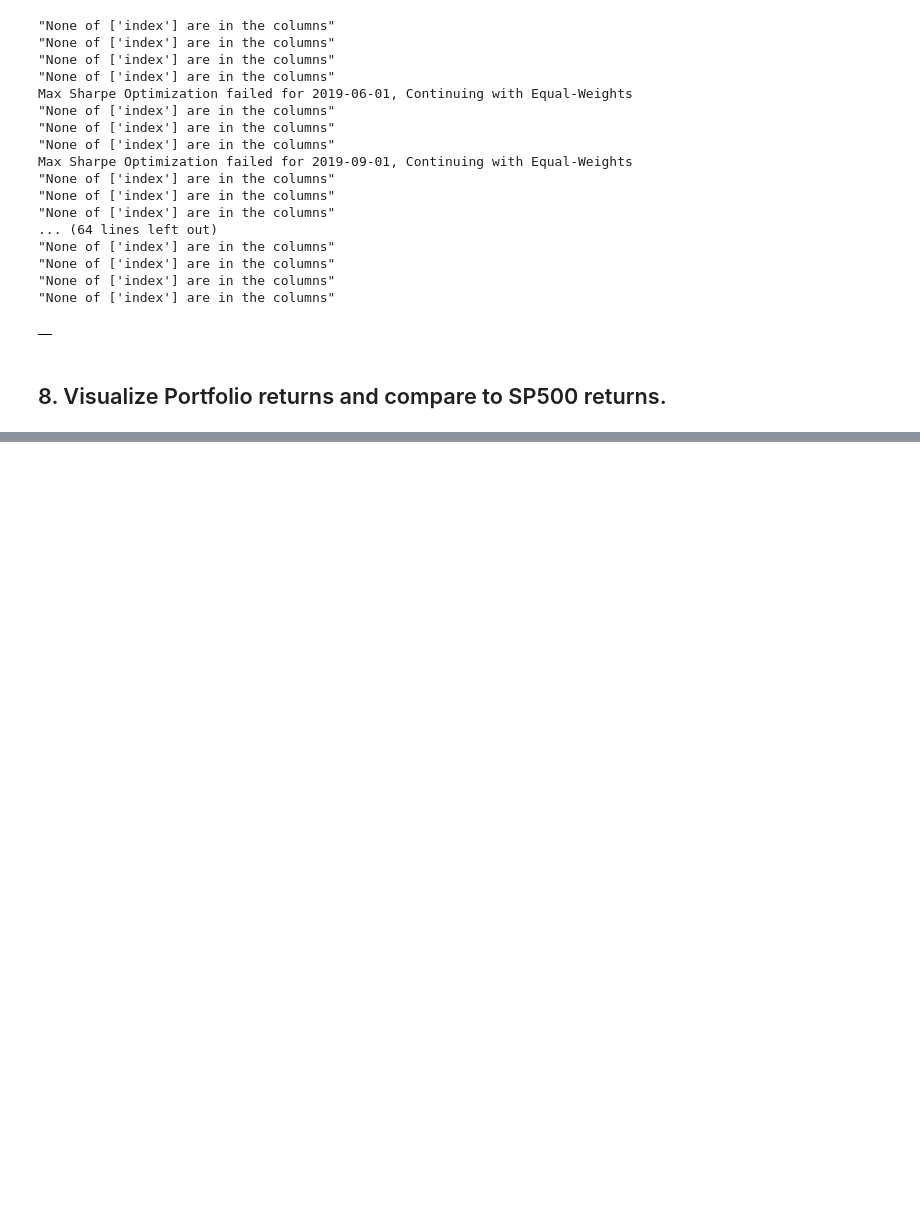
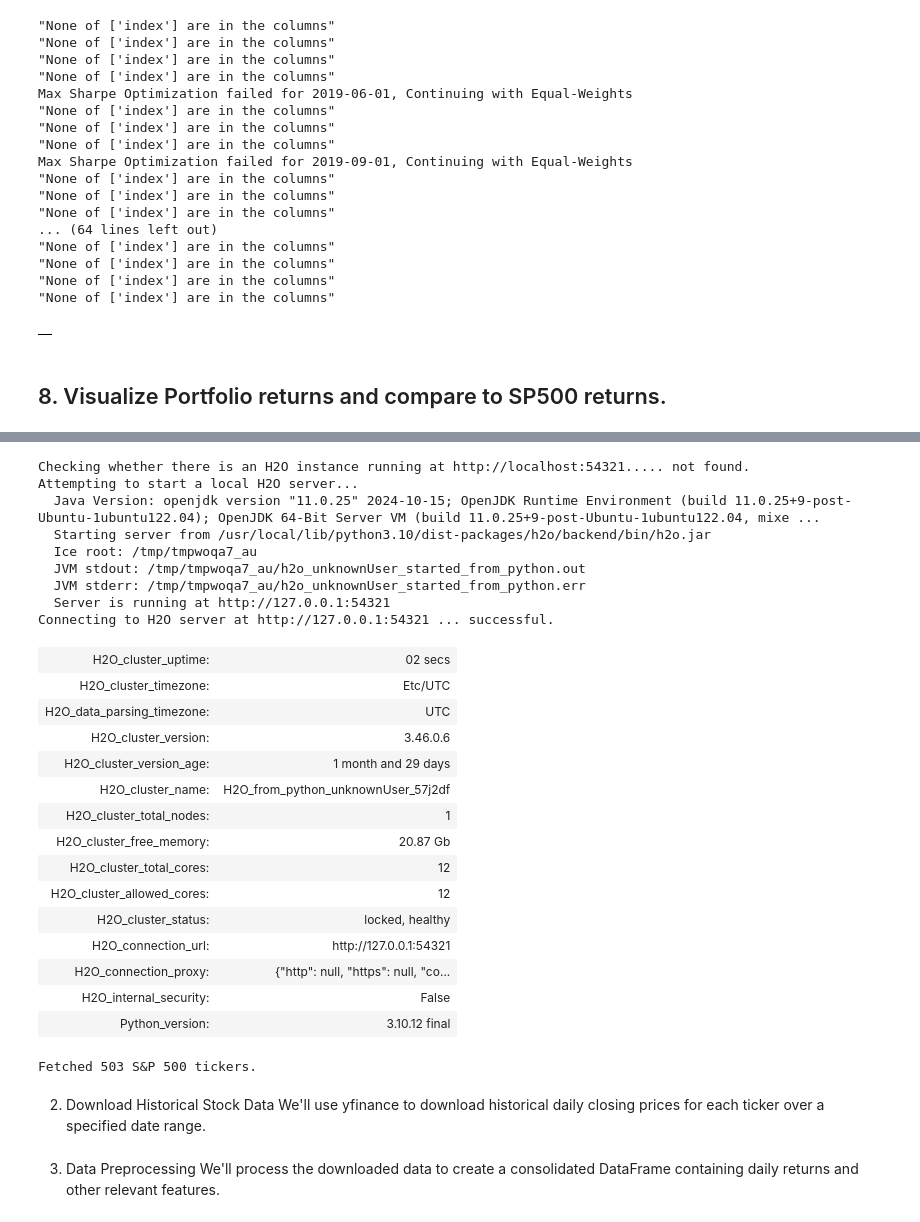
Before and after one commit to kobayashi1987/capstone, a Jupyter notebook: python/Algorithmic_Trading_Machine_Learning.ipynb, the cells around one changed output, grey strips where cells are left out. Saved outputs shown, nothing was run; the diff lists cells and outputs as text; code cells hidden in the pictures; blank space fills up the shorter version.

```diff
--- a/python/Algorithmic_Trading_Machine_Learning.ipynb
+++ b/python/Algorithmic_Trading_Machine_Learning.ipynb
@@ -638,0 +1250,54 @@ Max Sharpe Optimization failed for 2019-09-01, Continuing with Equal-Weights
+# %%
+
+import h2o
+from h2o.automl import H2OAutoML
+import matplotlib.pyplot as plt
+import seaborn as sns
+from datetime import datetime, timedelta
+
+# Suppress warnings for cleaner output
+import warnings
+warnings.filterwarnings('ignore')
+
+# Initialize H2O
+h2o.init()
+
+# Function to fetch S&P 500 tickers from Wikipedia
+def get_sp500_tickers():
+    url = 'https://en.wikipedia.org/wiki/List_of_S%26P_500_companies'
+    tables = pd.read_html(url)
+    sp500_table = tables[0]
+    tickers = sp500_table['Symbol'].str.replace('.', '-', regex=False).tolist()
+    return tickers
+
+sp500_tickers = get_sp500_tickers()
+print(f"Fetched {len(sp500_tickers)} S&P 500 tickers.")
+# %% [output]
+Checking whether there is an H2O instance running at http://localhost:54321..... not found.
+Attempting to start a local H2O server...
+  Java Version: openjdk version "11.0.25" 2024-10-15; OpenJDK Runtime Environment (build 11.0.25+9-post-Ubuntu-1ubuntu122.04); OpenJDK 64-Bit Server VM (build 11.0.25+9-post-Ubuntu-1ubuntu122.04, mixe ...
+  Starting server from /usr/local/lib/python3.10/dist-packages/h2o/backend/bin/h2o.jar
+  Ice root: /tmp/tmpwoqa7_au
+  JVM stdout: /tmp/tmpwoqa7_au/h2o_unknownUser_started_from_python.out
+  JVM stderr: /tmp/tmpwoqa7_au/h2o_unknownUser_started_from_python.err
+  Server is running at http://127.0.0.1:54321
+Connecting to H2O server at http://127.0.0.1:54321 ... successful.
+| H2O_cluster_uptime: | 02 secs |
+| H2O_cluster_timezone: | Etc/UTC |
+| H2O_data_parsing_timezone: | UTC |
+| H2O_cluster_version: | 3.46.0.6 |
+| H2O_cluster_version_age: | 1 month and 29 days |
+| H2O_cluster_name: | H2O_from_python_unknownUser_57j2df |
+| H2O_cluster_total_nodes: | 1 |
+| H2O_cluster_free_memory: | 20.87 Gb |
+| H2O_cluster_total_cores: | 12 |
+| H2O_cluster_allowed_cores: | 12 |
+| H2O_cluster_status: | locked, healthy |
+| H2O_connection_url: | http://127.0.0.1:54321 |
+| H2O_connection_proxy: | {"http": null, "https": null, "co... |
+| H2O_internal_security: | False |
+| Python_version: | 3.10.12 final |
+Fetched 503 S&P 500 tickers.
+# %% [markdown]
+2. Download Historical Stock Data
+We'll use yfinance to download historical daily closing prices for each ticker over a specified date range.
@@ -638,0 +1317,3 @@ Max Sharpe Optimization failed for 2019-09-01, Continuing with Equal-Weights
+# %% [markdown]
+3. Data Preprocessing
+We'll process the downloaded data to create a consolidated DataFrame containing daily returns and other relevant features.
```
Also changed, not shown: parts of 38 cells of this notebook, 4 other files.
